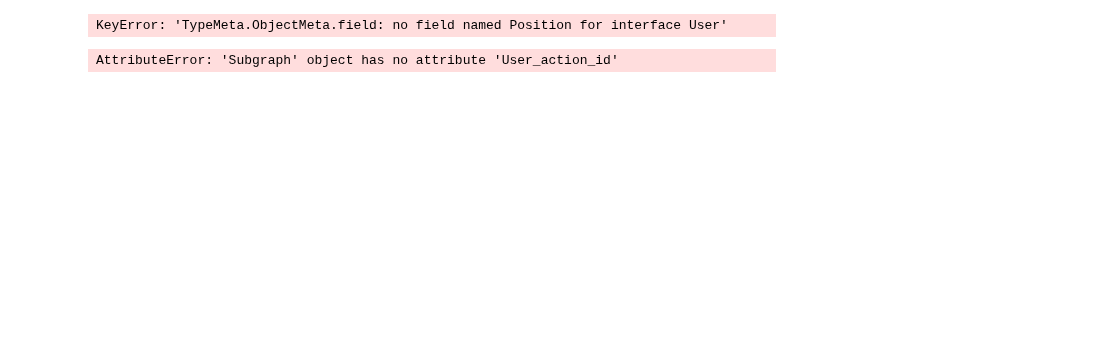
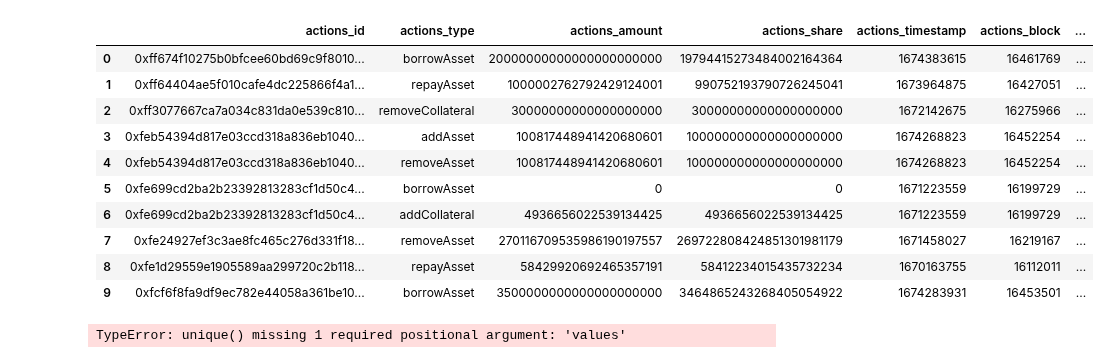
Before and after one commit to EdgeCaser/EconohmetricsOld, a Jupyter notebook: ohmFraxBorrowers.ipynb, the cells around one changed output. Cells and saved outputs as stored; diff of their text form; code cells hidden in the pictures; blank space fills up the shorter version.

```diff
--- a/ohmFraxBorrowers.ipynb
+++ b/ohmFraxBorrowers.ipynb
@@ -36,40 +168,39 @@ fraxPools.head(20)
 # %%
-usersQuery = frax.Query.users(
+actionsQuery = frax.Query.actions(
          orderBy='id'
         ,orderDirection='desc'
         ,first=1000
-        ,where = [frax.User.Position == '0x66bf36dba79d4606039f04b32946a260bcd3ff52']
+        #,where = [frax.Query.actions.token.id == '0x66bf36dba79d4606039f04b32946a260bcd3ff52']
+        ,where={ 'pair': '0x66bf36dba79d4606039f04b32946a260bcd3ff52' }
         #,where = {'positions.pairid':'0x66bf36dba79d4606039f04b32946a260bcd3ff52'}
     #{'users_positions_pair_id':'0x66bf36dba79d4606039f04b32946a260bcd3ff52'}
 
 )
 
 users= sg.query_df([
-    usersQuery.id
-    ,usersQuery.address
-    #,usersQuery.positions
-    ,usersQuery.actions
+    actionsQuery.id
+    ,actionsQuery.type
+    ,actionsQuery.amount
+    ,actionsQuery.share
+    ,actionsQuery.timestamp
+    ,actionsQuery.block
+    ,actionsQuery.token
     ]
 )
 users.head(10)
 # %% [output]
-KeyError: 'TypeMeta.ObjectMeta.field: no field named Position for interface User'
+|  | actions_id | actions_type | actions_amount | actions_share | actions_timestamp | actions_block | ... |
+| 0 | 0xff674f10275b0bfcee60bd69c9f8010... | borrowAsset | 20000000000000000000000 | 19794415273484002164364 | 1674383615 | 16461769 | ... |
+| 1 | 0xff64404ae5f010cafe4dc225866f4a1... | repayAsset | 1000002762792429124001 | 990752193790726245041 | 1673964875 | 16427051 | ... |
+| 2 | 0xff3077667ca7a034c831da0e539c810... | removeCollateral | 30000000000000000000 | 30000000000000000000 | 1672142675 | 16275966 | ... |
+| 3 | 0xfeb54394d817e03ccd318a836eb1040... | addAsset | 100817448941420680601 | 100000000000000000000 | 1674268823 | 16452254 | ... |
+| 4 | 0xfeb54394d817e03ccd318a836eb1040... | removeAsset | 100817448941420680601 | 100000000000000000000 | 1674268823 | 16452254 | ... |
+| 5 | 0xfe699cd2ba2b23392813283cf1d50c4... | borrowAsset | 0 | 0 | 1671223559 | 16199729 | ... |
+| 6 | 0xfe699cd2ba2b23392813283cf1d50c4... | addCollateral | 4936656022539134425 | 4936656022539134425 | 1671223559 | 16199729 | ... |
+| 7 | 0xfe24927ef3c3ae8fc465c276d331f18... | removeAsset | 270116709535986190197557 | 269722808424851301981179 | 1671458027 | 16219167 | ... |
+| 8 | 0xfe1d29559e1905589aa299720c2b118... | repayAsset | 58429920692465357191 | 58412234015435732234 | 1670163755 | 16112011 | ... |
+| 9 | 0xfcf6f8fa9df9ec782e44058a361be10... | borrowAsset | 3500000000000000000000 | 3464865243268405054922 | 1674283931 | 16453501 | ... |
-# %%
-usersQuery = frax.Query.users(
-         orderBy='id'
-        ,orderDirection='desc'
-        ,first=1000
-        ,where = [frax.User.Position.Pair.id == '0x66bf36dba79d4606039f04b32946a260bcd3ff52']
-        #,where = {'positions.pairid':'0x66bf36dba79d4606039f04b32946a260bcd3ff52'}
-    #{'users_positions_pair_id':'0x66bf36dba79d4606039f04b32946a260bcd3ff52'}
-
-)
-
-users= sg.query_df([
-    usersQuery.id
-    ,usersQuery.address
-    ,usersQuery.positions
-    ]
-)
-# %% [output]
-AttributeError: 'Subgraph' object has no attribute 'User_action_id'
+# %%
+pd.unique()
+# %% [output]
+TypeError: unique() missing 1 required positional argument: 'values'
```
Also changed, not shown: parts of 5 cells of this notebook.
